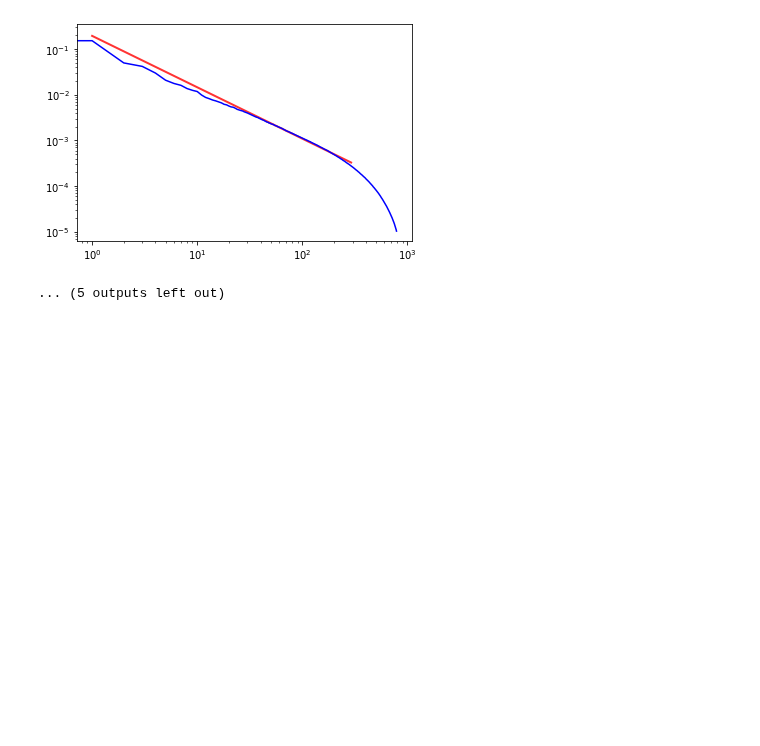
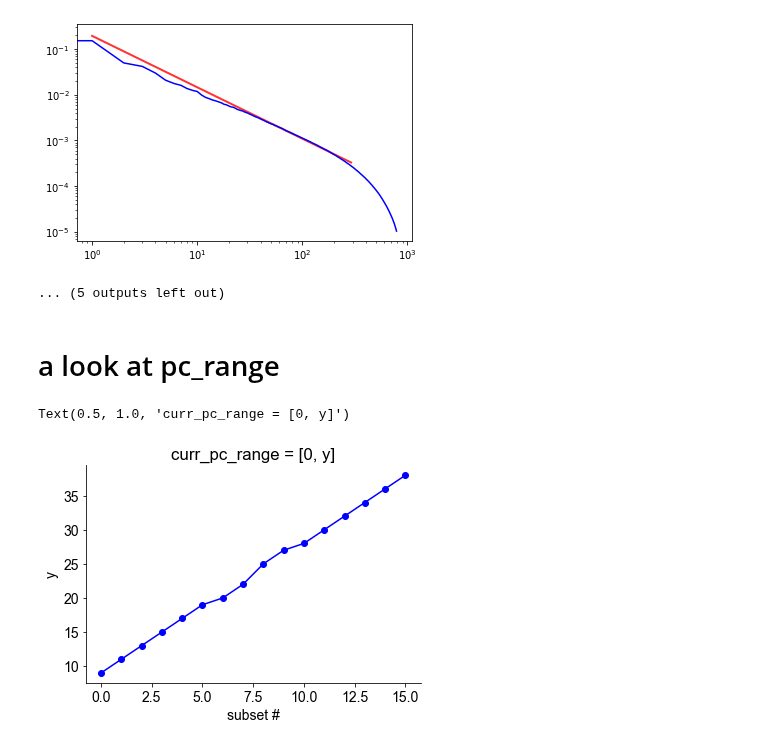
Before and after one commit to voytekresearch/galaxybrain, a Jupyter notebook: notebooks/DataDiagnostic.ipynb, the cells around one changed output. Drawn from its saved outputs; the diff is of its cells as text; code cells hidden in the pictures; blank space fills up the shorter version.

```diff
--- a/notebooks/DataDiagnostic.ipynb
+++ b/notebooks/DataDiagnostic.ipynb
@@ -192,3 +192,13 @@ for r_i in range(16):
 [figure]
 [figure]
 ... (5 outputs left out)
+# %% [markdown]
+# a look at pc_range
+# %%
+_data=load_results('../data/experiments/expTIMESLOPE',mice=['krebs'], type_='mouse')
+data = _data['krebs'][3] # 'all' index
+plt.plot(data[2]['curr_pc_range'][:,1], 'o-', color='b');
+plt.xlabel('subset #');    plt.ylabel('y');      plt.title('curr_pc_range = [0, y]')
+# %% [output]
+Text(0.5, 1.0, 'curr_pc_range = [0, y]')
+[figure, added]
```
Also changed, not shown: 5 other files.
